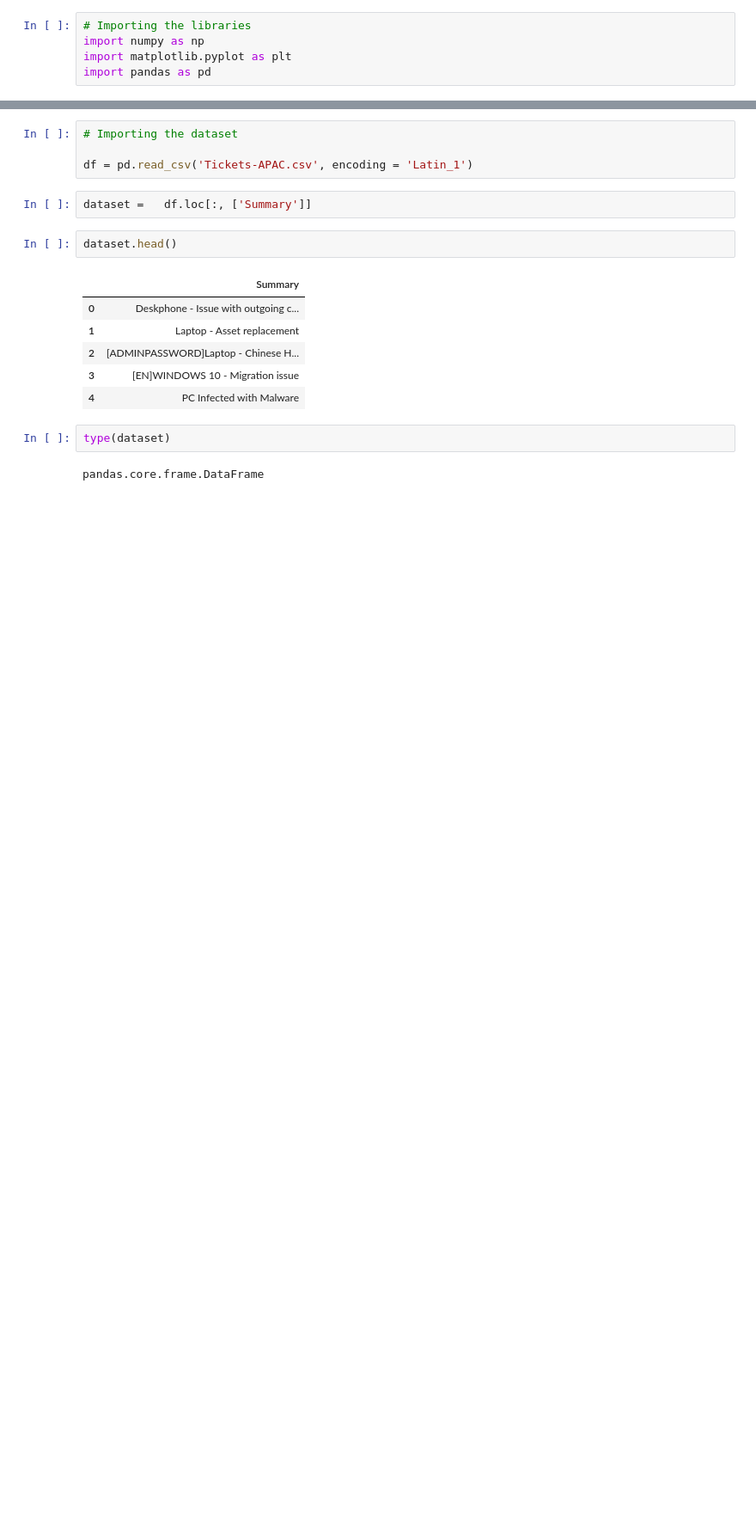
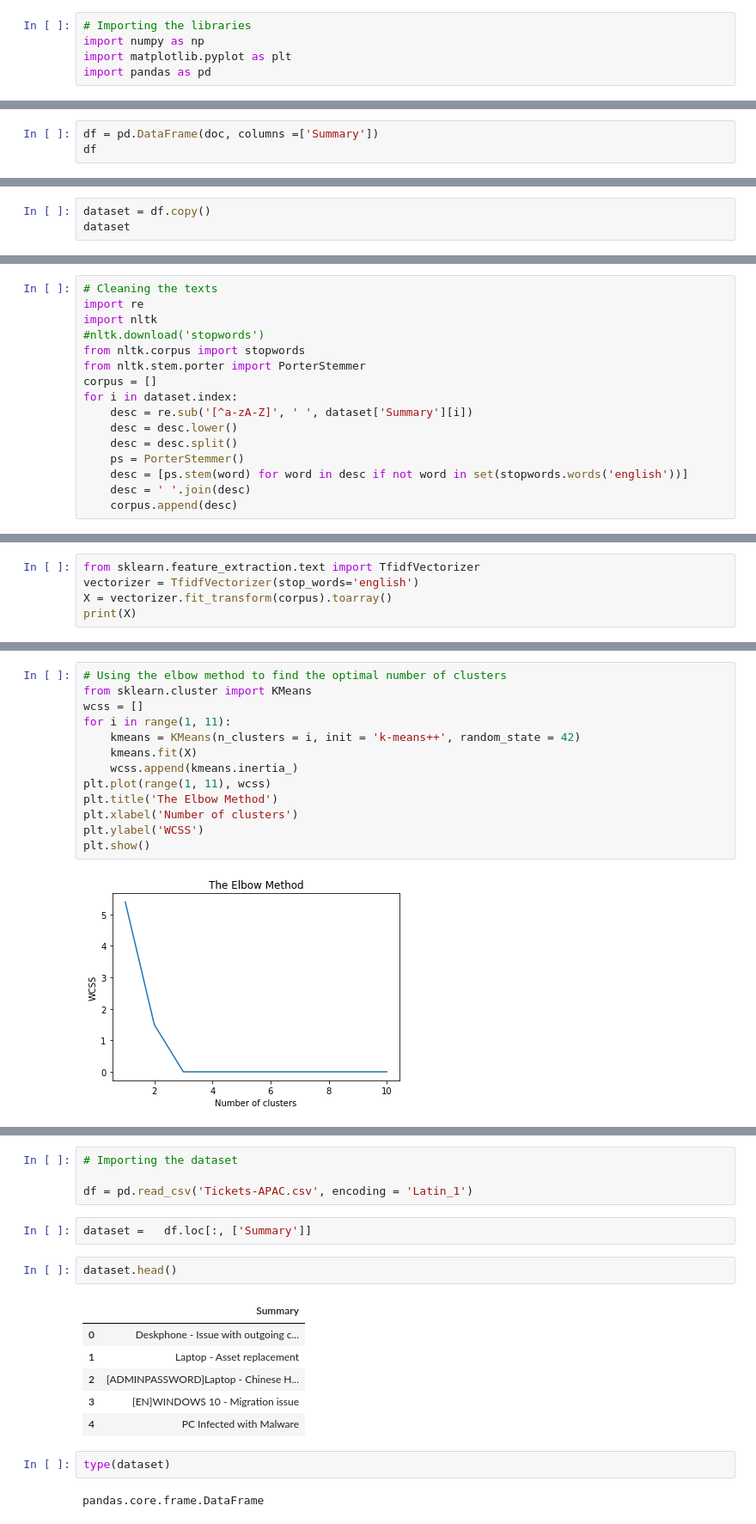
Before and after one commit to ayaz-ncr/100ml, a Jupyter notebook: 10_ticket_text_clustering.ipynb, the cells around one changed output, grey strips where cells are left out. Shown at 86% size. Saved outputs shown, nothing was run; the diff lists cells and outputs as text; blank space fills up the shorter version.

```diff
--- a/10_ticket_text_clustering.ipynb
+++ b/10_ticket_text_clustering.ipynb
@@ -14,0 +50,3 @@ import pandas as pd
+# %%
+df = pd.DataFrame(doc, columns =['Summary'])
+df
@@ -14,0 +65,3 @@ import pandas as pd
+# %%
+dataset = df.copy()
+dataset
@@ -14,0 +80,16 @@ import pandas as pd
+# %%
+# Cleaning the texts
+import re
+import nltk
+#nltk.download('stopwords')
+from nltk.corpus import stopwords
+from nltk.stem.porter import PorterStemmer
+corpus = []
+for i in dataset.index:
+    desc = re.sub('[^a-zA-Z]', ' ', dataset['Summary'][i])
+    desc = desc.lower()
+    desc = desc.split()
+    ps = PorterStemmer()
+    desc = [ps.stem(word) for word in desc if not word in set(stopwords.words('english'))]
+    desc = ' '.join(desc)
+    corpus.append(desc)
@@ -14,0 +113,5 @@ import pandas as pd
+# %%
+from sklearn.feature_extraction.text import TfidfVectorizer
+vectorizer = TfidfVectorizer(stop_words='english')
+X = vectorizer.fit_transform(corpus).toarray()
+print(X)
@@ -14,0 +129,15 @@ import pandas as pd
+# %%
+# Using the elbow method to find the optimal number of clusters
+from sklearn.cluster import KMeans
+wcss = []
+for i in range(1, 11):
+    kmeans = KMeans(n_clusters = i, init = 'k-means++', random_state = 42)
+    kmeans.fit(X)
+    wcss.append(kmeans.inertia_)
+plt.plot(range(1, 11), wcss)
+plt.title('The Elbow Method')
+plt.xlabel('Number of clusters')
+plt.ylabel('WCSS')
+plt.show()
+# %% [output]
+[figure, added]
```
Also changed, not shown: parts of 21 cells of this notebook.
